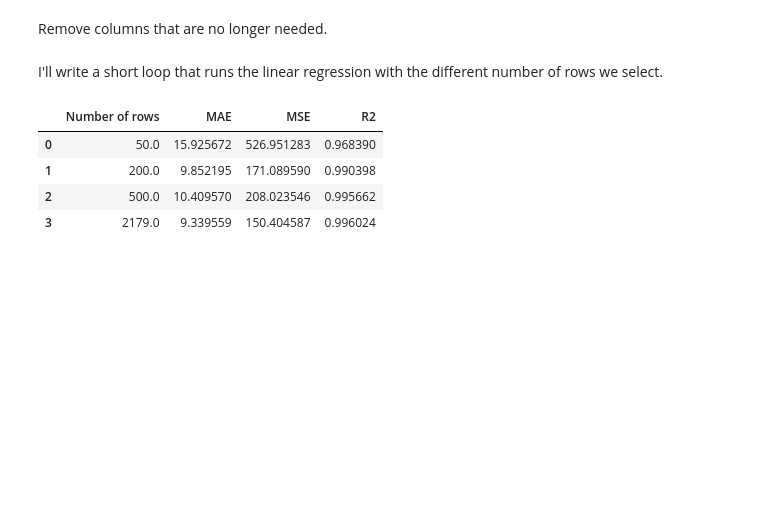
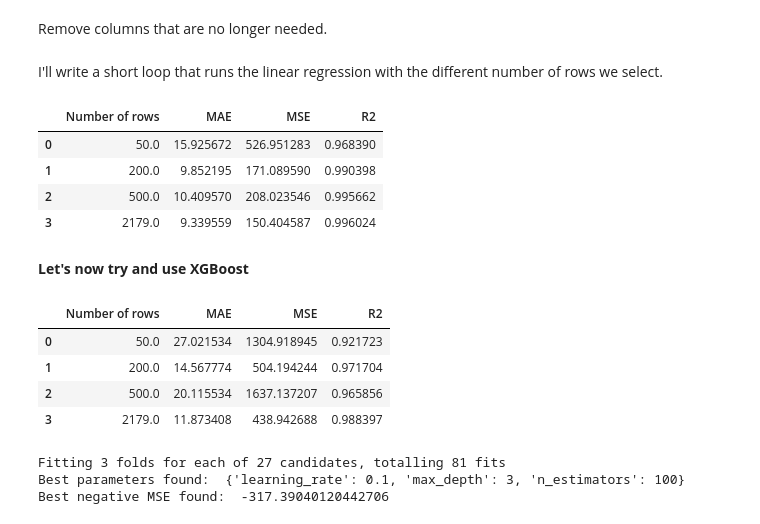
Before and after one commit to Gioalf/AH2179, a Jupyter notebook: Assignment1.ipynb, the cells around one changed output. Saved outputs shown, nothing was run; the diff lists cells and outputs as text; code cells hidden in the pictures; blank space fills up the shorter version.

Commit message:
xgboost

```diff
--- a/Assignment1.ipynb
+++ b/Assignment1.ipynb
@@ -64,3 +64,5 @@ metrics
 | 1 | 200.0 | 9.852195 | 171.089590 | 0.990398 |
 | 2 | 500.0 | 10.409570 | 208.023546 | 0.995662 |
 | 3 | 2179.0 | 9.339559 | 150.404587 | 0.996024 |
+# %% [markdown]
+**Let's now try and use XGBoost**
@@ -66,0 +71,70 @@ metrics
+# %%
+metrics_xgb = pd.DataFrame(columns=['Number of rows', 'MAE', 'MSE', 'R2'])
+
+for i, num in enumerate([50, 200, 500, 2179]): #select the different number entries to evaluate
+  df_sample = df.sample(n=num, random_state=42) #creating the sample df with the random entries
+
+  x = df_sample.drop(['Arrival_delay'], axis=1) # selecting the independent variables
+  y = df_sample['Arrival_delay'] #selecting the dependent variable
+  X_train, X_test, y_train, y_test = train_test_split(x, y, test_size=0.2, random_state=42) #train and test pools
+
+  # Create an XGBoost Regressor model
+  model = xgb.XGBRegressor(
+      n_estimators=100,   # number of trees
+      learning_rate=0.1,  # step size
+      max_depth=3,        # depth of each tree
+      random_state=42
+  )
+  model.fit(X_train, y_train)# Fit the model to the training data
+  y_pred = model.predict(X_test)# Predict the test data with the fitted model
+
+  #evaluation of the metrics
+  mae = mean_absolute_error(y_test, y_pred)
+  mse = mean_squared_error(y_test, y_pred)
+  r2 = r2_score(y_test, y_pred)
+
+  #Storing the values
+  metrics_xgb.loc[i]=[num,mae,mse,r2]
+
+display(metrics_xgb)
+# %% [output]
+|  | Number of rows | MAE | MSE | R2 |
+| 0 | 50.0 | 27.021534 | 1304.918945 | 0.921723 |
+| 1 | 200.0 | 14.567774 | 504.194244 | 0.971704 |
+| 2 | 500.0 | 20.115534 | 1637.137207 | 0.965856 |
+| 3 | 2179.0 | 11.873408 | 438.942688 | 0.988397 |
+# %%
+from sklearn.model_selection import GridSearchCV
+
+# Define the parameter grid
+param_grid = {
+    'n_estimators': [100, 200, 300],
+    'learning_rate': [0.01, 0.1, 0.2],
+    'max_depth': [3, 5, 7]
+}
+
+# Create an XGBoost Regressor model
+xgb_model = xgb.XGBRegressor(random_state=42)
+
+# Create GridSearchCV object
+grid_search = GridSearchCV(estimator=xgb_model, param_grid=param_grid,
+                           scoring='neg_mean_squared_error', cv=3, verbose=2, n_jobs=-1)
+
+# Extract features and target from the full dataset
+x_full = df.drop(['Arrival_delay'], axis=1)
+y_full = df['Arrival_delay']
+
+# Split the full dataset into training and testing sets for hyperparameter tuning
+X_train_full, X_test_full, y_train_full, y_test_full = train_test_split(x_full, y_full, test_size=0.2, random_state=42)
+
+
+# Fit the grid search to the data
+grid_search.fit(X_train_full, y_train_full)
+
+# Print the best parameters and the best score
+print("Best parameters found: ", grid_search.best_params_)
+print("Best negative MSE found: ", grid_search.best_score_)
+# %% [output]
+Fitting 3 folds for each of 27 candidates, totalling 81 fits
+Best parameters found:  {'learning_rate': 0.1, 'max_depth': 3, 'n_estimators': 100}
+Best negative MSE found:  -317.39040120442706
```
Also changed, not shown: parts of 1 cell of this notebook.
